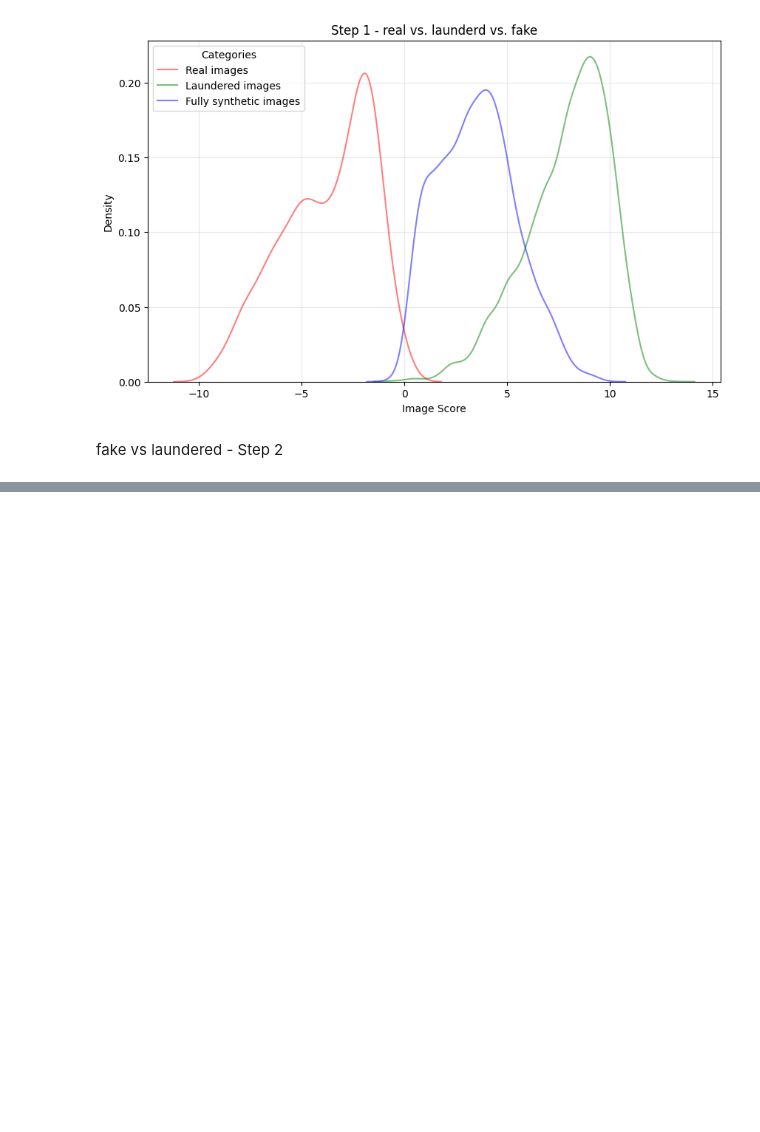
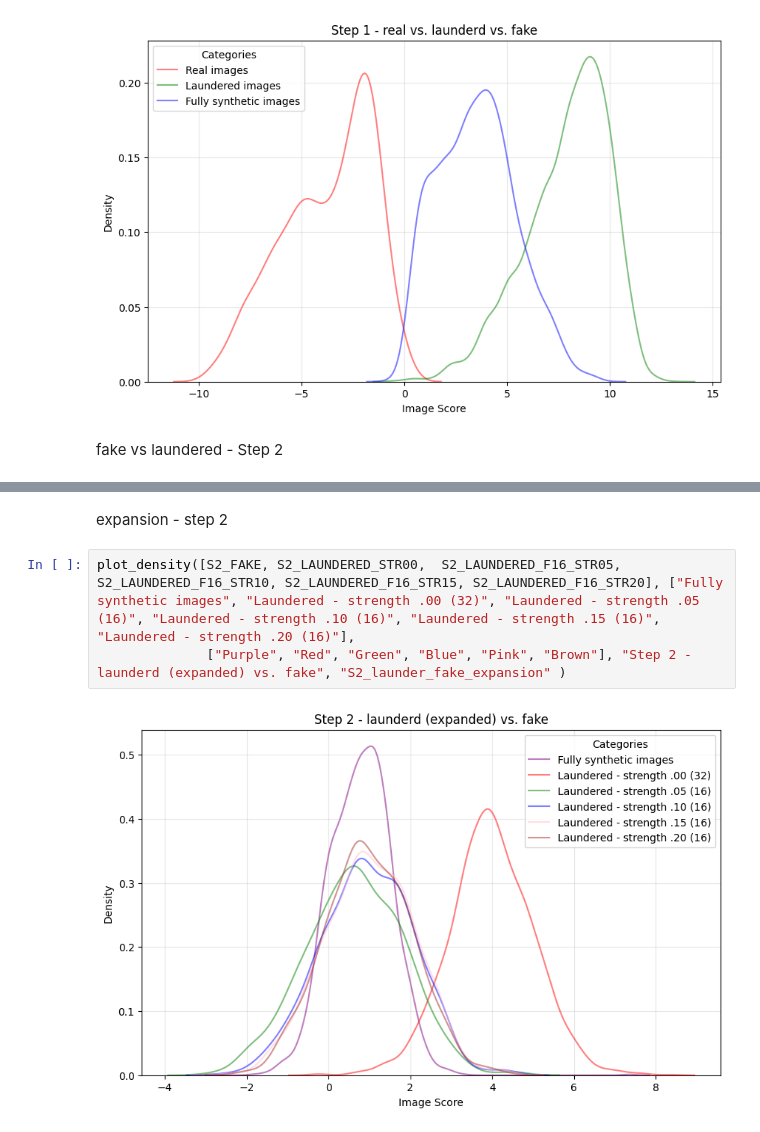
Before and after one commit to mard4/fake-image-detectors, a Jupyter notebook: EXPERIMENTS/plotter.ipynb, the cells around one changed output, grey strips where cells are left out. Drawn from its saved outputs; the diff is of its cells as text; blank space fills up the shorter version.

```diff
--- a/EXPERIMENTS/plotter.ipynb
+++ b/EXPERIMENTS/plotter.ipynb
@@ -505,0 +508,7 @@ plot_density([S2_LAUNDERED, S2_FAKE ], ["Laundered images", "Fully synthetic ima
+# %% [markdown]
+expansion - step 2
+# %%
+plot_density([S2_FAKE, S2_LAUNDERED_STR00,  S2_LAUNDERED_F16_STR05, S2_LAUNDERED_F16_STR10, S2_LAUNDERED_F16_STR15, S2_LAUNDERED_F16_STR20], ["Fully synthetic images", "Laundered - strength .00 (32)", "Laundered - strength .05 (16)", "Laundered - strength .10 (16)", "Laundered - strength .15 (16)", "Laundered - strength .20 (16)"],
+              ["Purple", "Red", "Green", "Blue", "Pink", "Brown"], "Step 2 - launderd (expanded) vs. fake", "S2_launder_fake_expansion" )
+# %% [output]
+[figure, added]
```
Also changed, not shown: parts of 1 cell of this notebook.
